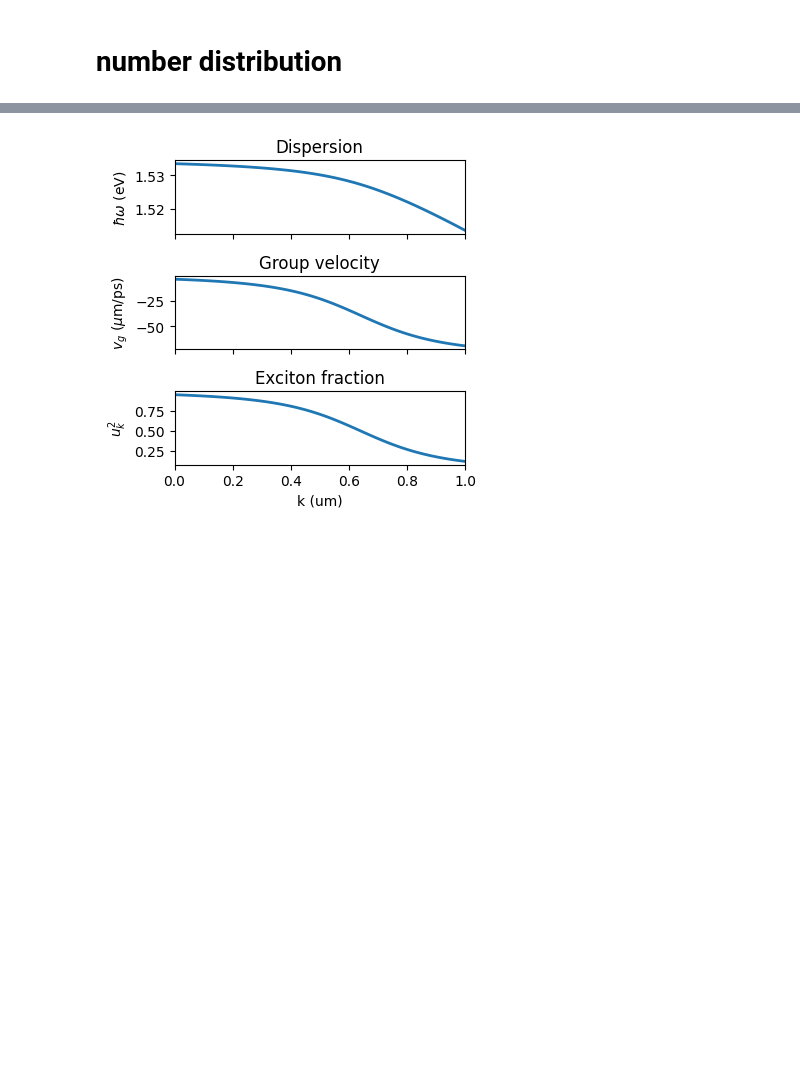
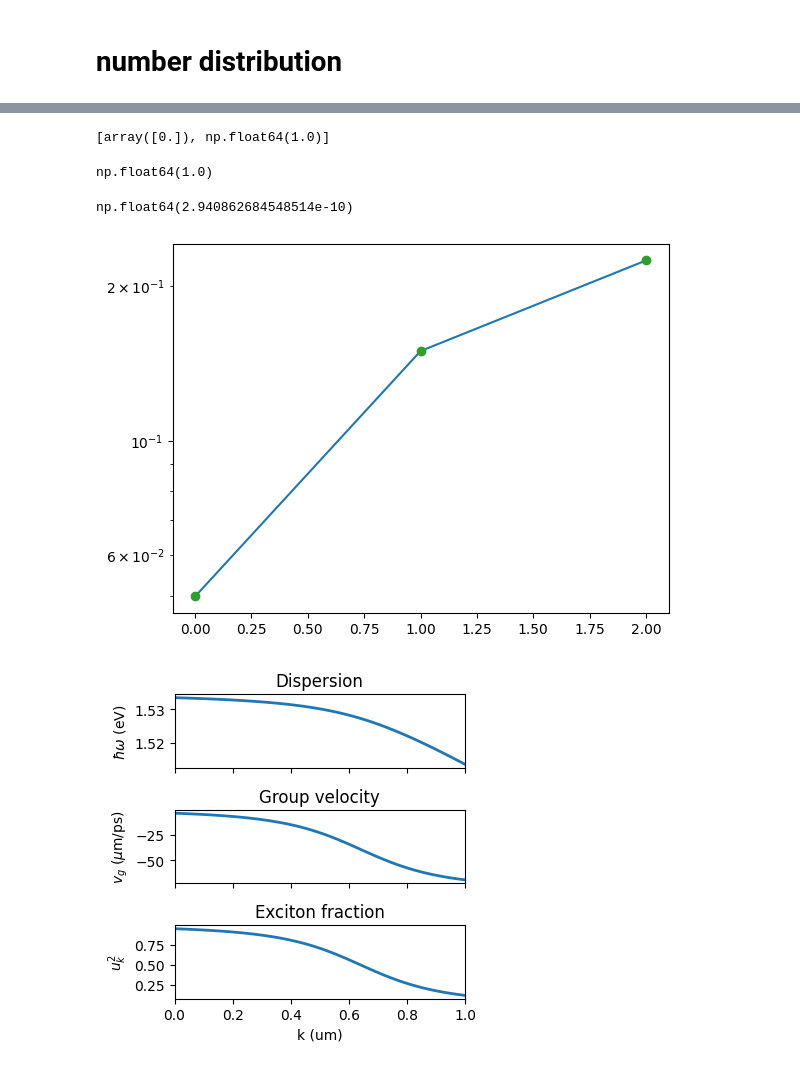
Before and after one commit to HewlettPackard/tensor-circuit-torch, a Jupyter notebook: MPDO_circuit/notebooks/MZI_g2.ipynb, the cells around one changed output, grey strips where cells are left out. Drawn from its saved outputs; the diff is of its cells as text; code cells hidden in the pictures; blank space fills up the shorter version.

```diff
--- a/MPDO_circuit/notebooks/MZI_g2.ipynb
+++ b/MPDO_circuit/notebooks/MZI_g2.ipynb
@@ -311,3 +401,34 @@ conditioned SP probability: 0.9994071312963437
+# %%
+[P_out_full[0], np.sum(P_out_full[1:])]
+# %% [output]
+[array([0.]), np.float64(1.0)]
+# %%
+np.sum(P_out_full[1:])
+# %% [output]
+np.float64(1.0)
+# %%
+P_out.reshape((N,N))[0,1]
+
+# P = np.abs(state.full()) ** 2
+# P.reshape((N,N))[0,1]
+# %% [output]
+np.float64(2.940862684548514e-10)
+# %%
+psi = results.states[-1]
+
+rhoL = ptrace(psi, 0).full()
+rhoR = ptrace(psi, 1).full()
+
+rhoL_cond0 = ptrace((Pn_ops[1][0] @ psi).unit(), 0).full() # 1st index channel, 2nd ph. number
+rhoL_cond1 = ptrace((Pn_ops[1][1] @ psi).unit(), 0).full() # 1st index channel, 2nd ph. number
+
+plt.semilogy(np.diag(rhoL[:3]).real, "-")
+plt.semilogy(np.diag(rhoL_cond0[:3]).real, "*")
+plt.semilogy(np.diag(rhoL_cond1[:3]).real, "o")
+
+plt.show()
+# %% [output]
+[figure, added]
 # %%
 hbar_eV_ps = 6.582 * 1e-4 # hbar, converting energy to frequency
 
```
Also changed, not shown: parts of 7 cells of this notebook, 18 other files.
